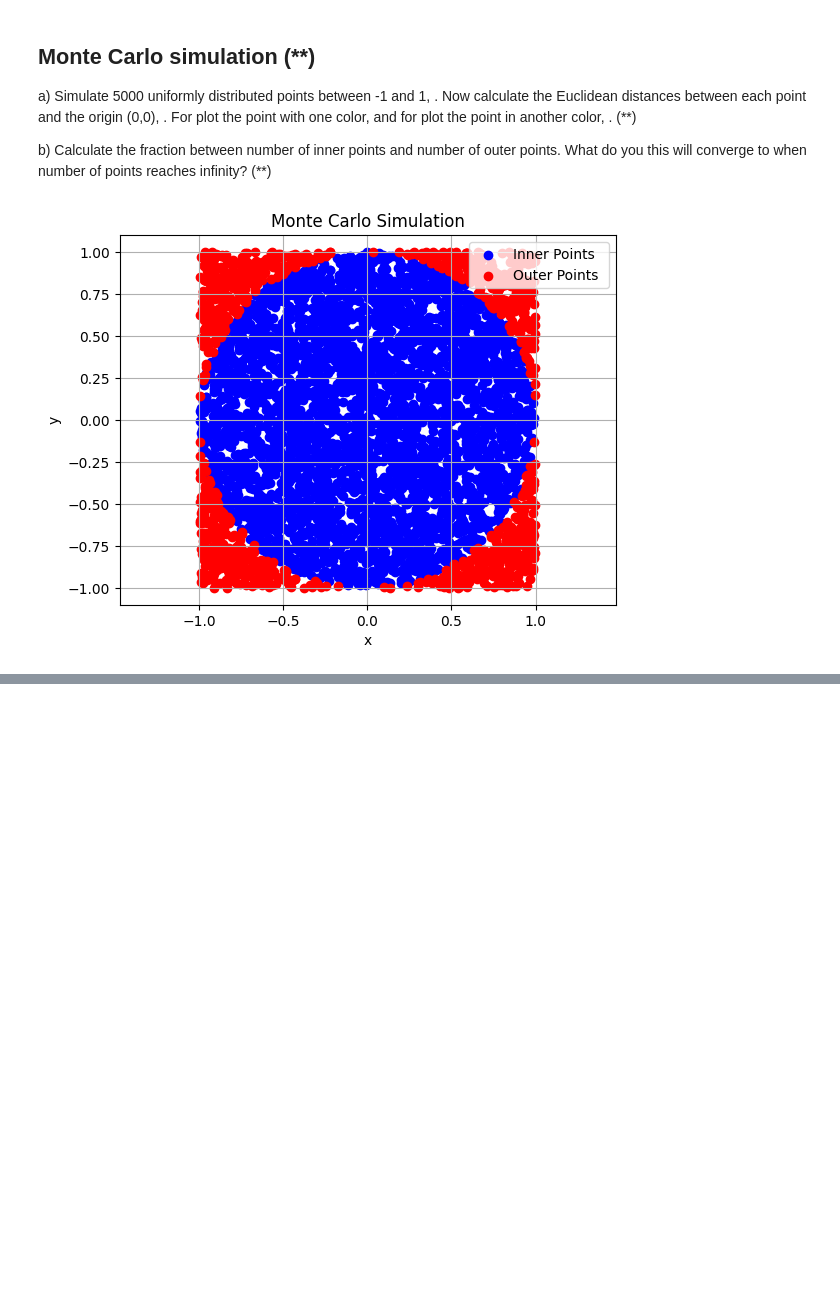
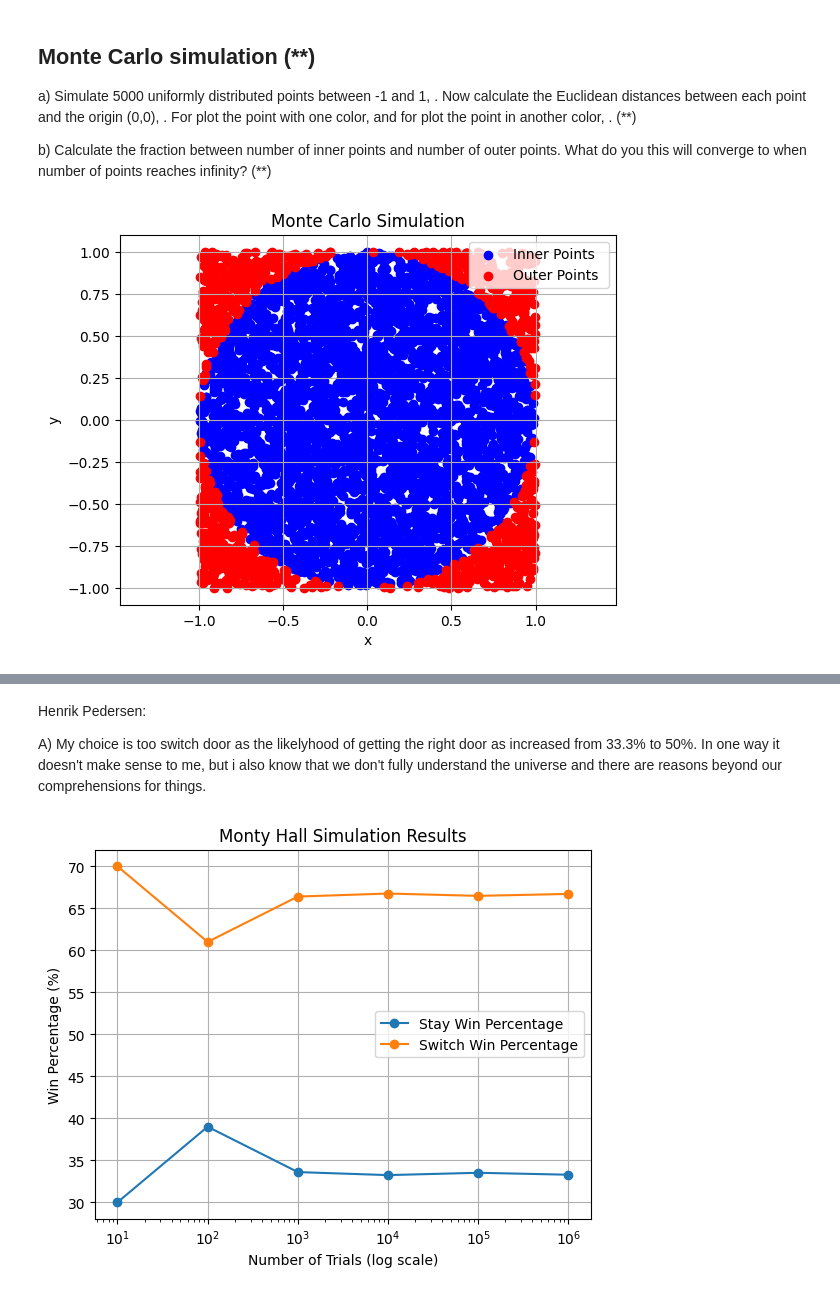
Before and after one commit to Lyceriuss/Python-Henrik-Pedersen-OPA2023, a Jupyter notebook: Exercise/Python/0.04_list.ipynb, the cells around one changed output, grey strips where cells are left out. Drawn from its saved outputs; the diff is of its cells as text; code cells hidden in the pictures; blank space fills up the shorter version.

```diff
--- a/Exercise/Python/0.04_list.ipynb
+++ b/Exercise/Python/0.04_list.ipynb
@@ -170,0 +179,68 @@ plt.show()
+# %% [markdown]
+Henrik Pedersen:
+
+A) My choice is too switch door as the likelyhood of getting the right door as increased from 33.3% to 50%. In one way it doesn't make sense to me, but i also know that we don't fully understand the universe and there are reasons beyond our comprehensions for things.
+# %%
+import random
+import matplotlib.pyplot as plt
+
+
+def monty_hall_simulation(Trials):
+    stay_wins = 0
+    switch_wins = 0
+
+    resultsetStay = []
+    resultsetSwitch = []
+
+    for _ in range(Trials):
+        Doors = [1, 0, 0]
+
+        DoorChoice = random.randint(0, 2)
+
+        monty_choices = [i for i in range(
+            3) if i != DoorChoice and Doors[i] == 0]
+        monty_choice = random.choice(monty_choices)
+
+        remaining_door = next(
+            iter(set([0, 1, 2]) - set([DoorChoice, monty_choice])))
+
+        if Doors[DoorChoice] == 1:
+            resultsetStay.append(1)
+            stay_wins += 1
+        else:
+            resultsetStay.append(0)
+
+        if Doors[remaining_door] == 1:
+            resultsetSwitch.append(1)
+            switch_wins += 1
+        else:
+            resultsetSwitch.append(0)
+
+    stay_win_percentage = (stay_wins / Trials) * 100
+    switch_win_percentage = (switch_wins / Trials) * 100
+
+    return stay_win_percentage, switch_win_percentage
+
+
+num_trials_list = [10, 100, 1000, 10000, 100000, 1000000]
+
+stay_win_percentage_list = []
+switch_win_percentage_list = []
+
+for num_trials in num_trials_list:
+    stay_win_percentage, switch_win_percentage = monty_hall_simulation(num_trials)
+    stay_win_percentage_list.append(stay_win_percentage)
+    switch_win_percentage_list.append(switch_win_percentage)
+
+# Plotting the results
+plt.plot(num_trials_list, stay_win_percentage_list, label="Stay Win Percentage", marker="o")
+plt.plot(num_trials_list, switch_win_percentage_list, label="Switch Win Percentage", marker="o")
+plt.xscale("log")
+plt.xlabel("Number of Trials (log scale)")
+plt.ylabel("Win Percentage (%)")
+plt.title("Monty Hall Simulation Results")
+plt.legend()
+plt.grid(True)
+plt.show()
+# %% [output]
+[figure, added]
```
Also changed, not shown: parts of 1 cell of this notebook.
